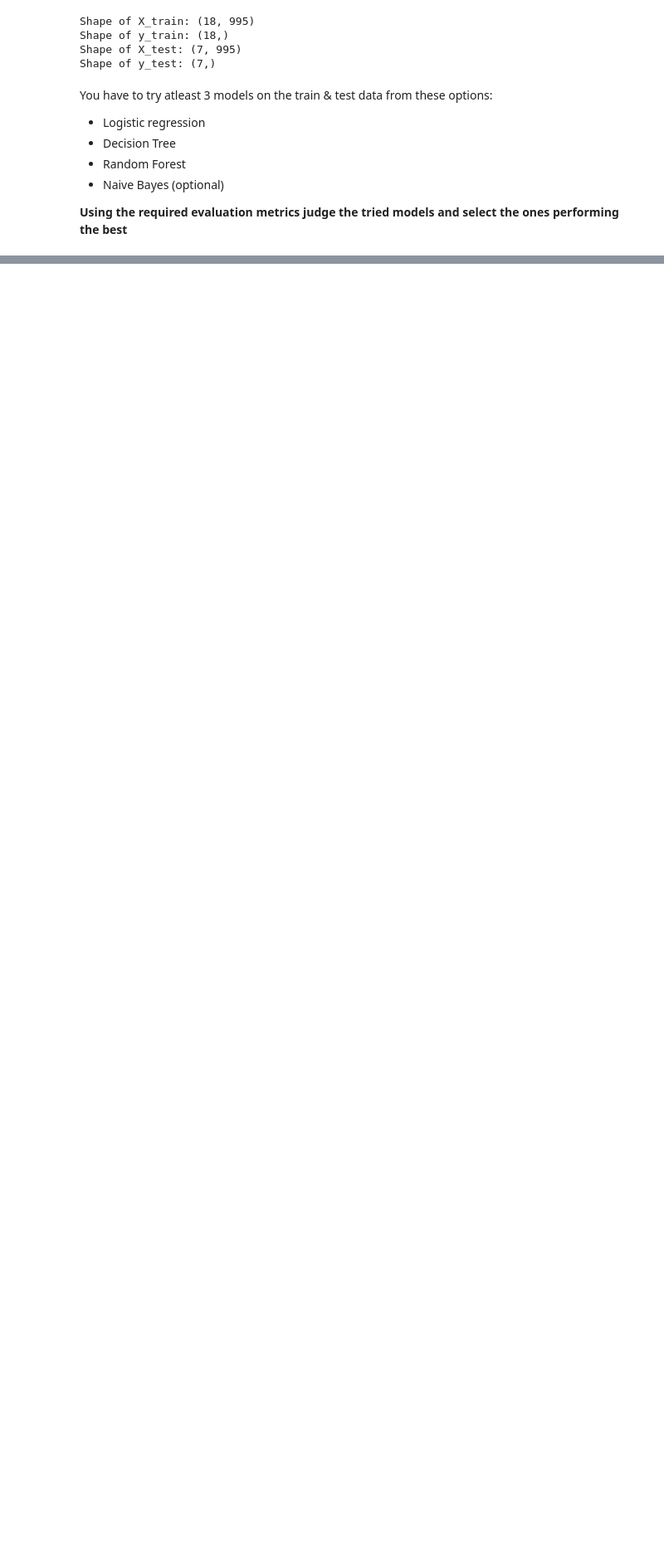
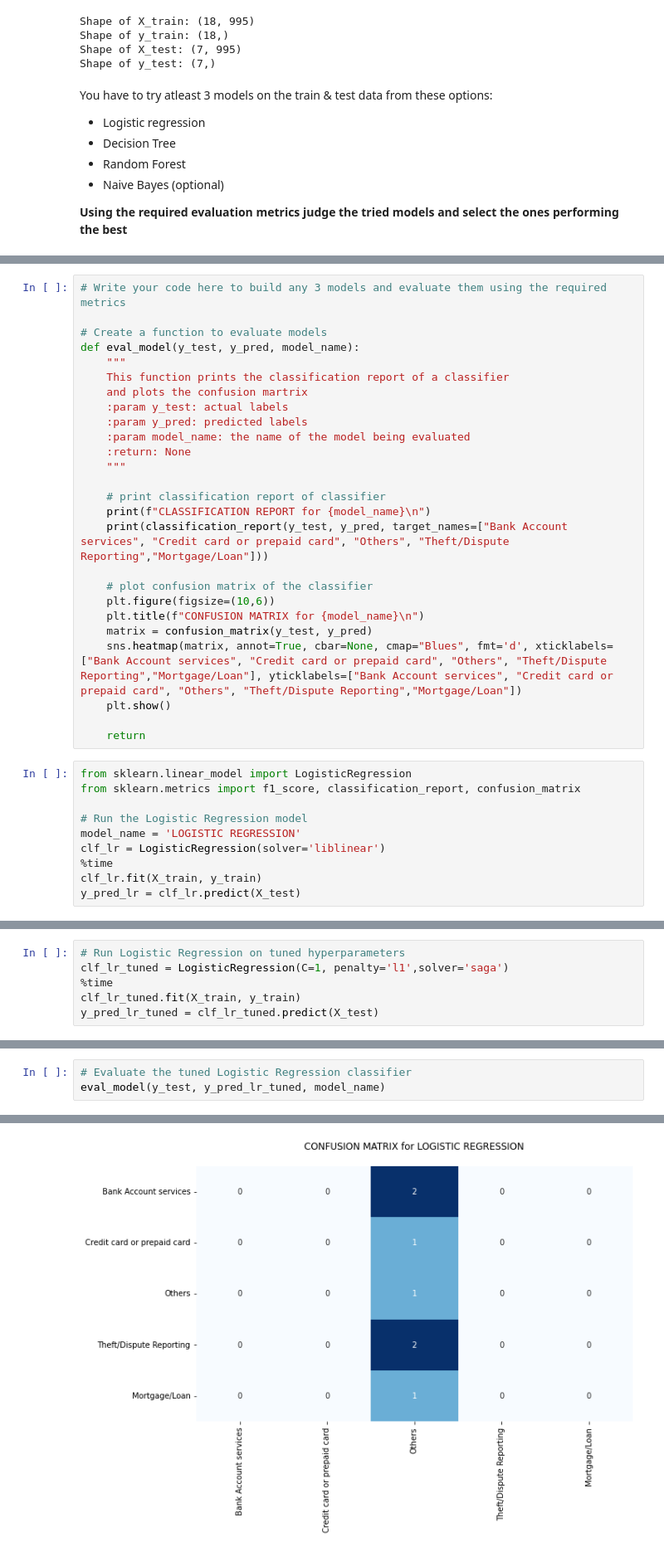
Before and after one commit to imxsid/implement-nlp, a Jupyter notebook: assignment-automatic-ticket-classification.ipynb, the cells around one changed output, grey strips where cells are left out. Shown at 83% size. Cells and saved outputs as stored; diff of their text form; blank space fills up the shorter version.

Commit message:
Kaggle Notebook | [Assignment] Automatic Ticket Classification | Version 13

```diff
--- a/assignment-automatic-ticket-classification.ipynb
+++ b/assignment-automatic-ticket-classification.ipynb
@@ -735,0 +738,36 @@ You have to try atleast 3 models on the train & test data from these options:
+# %%
+# Write your code here to build any 3 models and evaluate them using the required metrics
+
+# Create a function to evaluate models
+def eval_model(y_test, y_pred, model_name):
+    """
+    This function prints the classification report of a classifier
+    and plots the confusion martrix
+    :param y_test: actual labels
+    :param y_pred: predicted labels
+    :param model_name: the name of the model being evaluated
+    :return: None
+    """
+
+    # print classification report of classifier
+    print(f"CLASSIFICATION REPORT for {model_name}\n")
+    print(classification_report(y_test, y_pred, target_names=["Bank Account services", "Credit card or prepaid card", "Others", "Theft/Dispute Reporting","Mortgage/Loan"]))
+
+    # plot confusion matrix of the classifier
+    plt.figure(figsize=(10,6))
+    plt.title(f"CONFUSION MATRIX for {model_name}\n")
+    matrix = confusion_matrix(y_test, y_pred)
+    sns.heatmap(matrix, annot=True, cbar=None, cmap="Blues", fmt='d', xticklabels=["Bank Account services", "Credit card or prepaid card", "Others", "Theft/Dispute Reporting","Mortgage/Loan"], yticklabels=["Bank Account services", "Credit card or prepaid card", "Others", "Theft/Dispute Reporting","Mortgage/Loan"])
+    plt.show()
+
+    return
+# %%
+from sklearn.linear_model import LogisticRegression
+from sklearn.metrics import f1_score, classification_report, confusion_matrix
+
+# Run the Logistic Regression model
+model_name = 'LOGISTIC REGRESSION'
+clf_lr = LogisticRegression(solver='liblinear')
+%time
+clf_lr.fit(X_train, y_train)
+y_pred_lr = clf_lr.predict(X_test)
@@ -735,0 +783,6 @@ You have to try atleast 3 models on the train & test data from these options:
+# %%
+# Run Logistic Regression on tuned hyperparameters
+clf_lr_tuned = LogisticRegression(C=1, penalty='l1',solver='saga')
+%time
+clf_lr_tuned.fit(X_train, y_train)
+y_pred_lr_tuned = clf_lr_tuned.predict(X_test)
@@ -735,0 +798,4 @@ You have to try atleast 3 models on the train & test data from these options:
+# %%
+# Evaluate the tuned Logistic Regression classifier
+eval_model(y_test, y_pred_lr_tuned, model_name)
+# %% [output]
@@ -735,0 +815 @@ You have to try atleast 3 models on the train & test data from these options:
+[figure, added]
```
Also changed, not shown: parts of 9 cells of this notebook.
